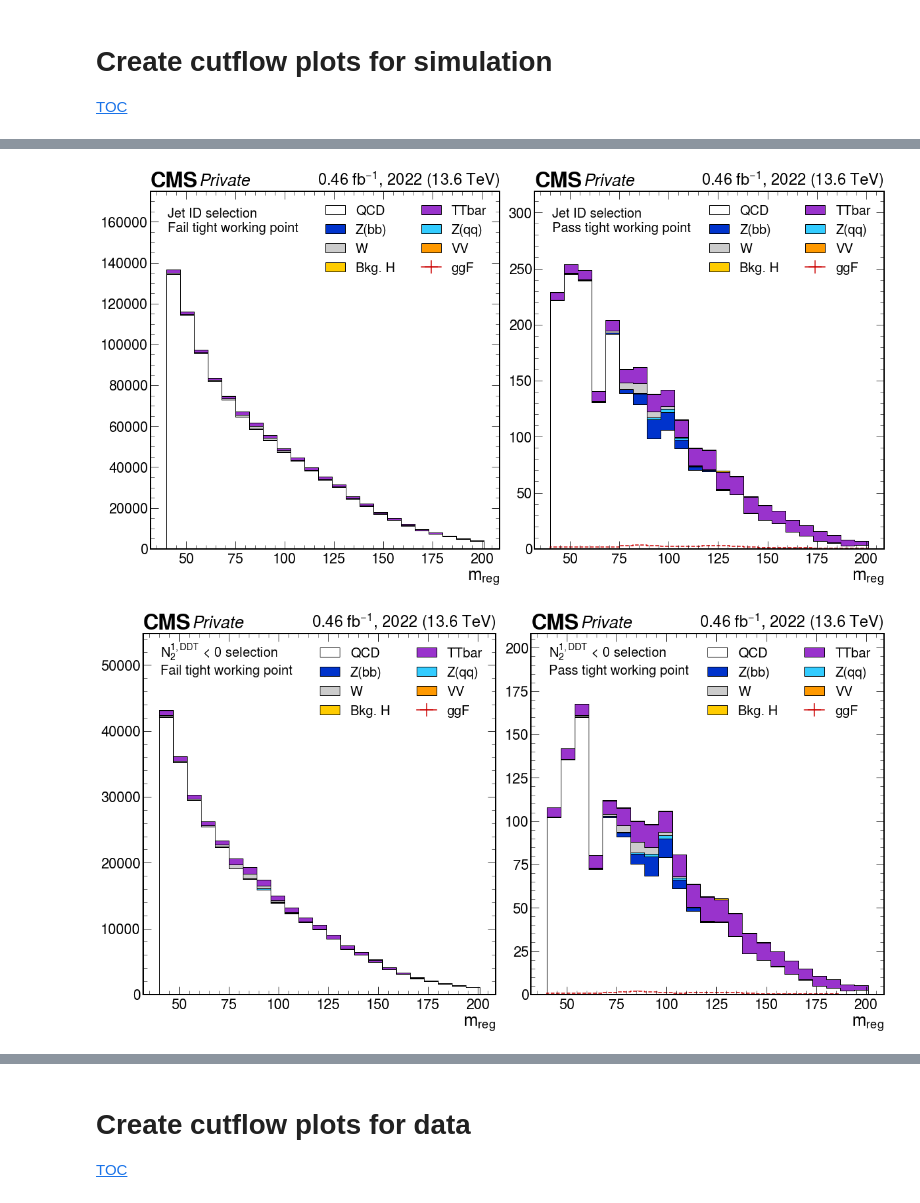
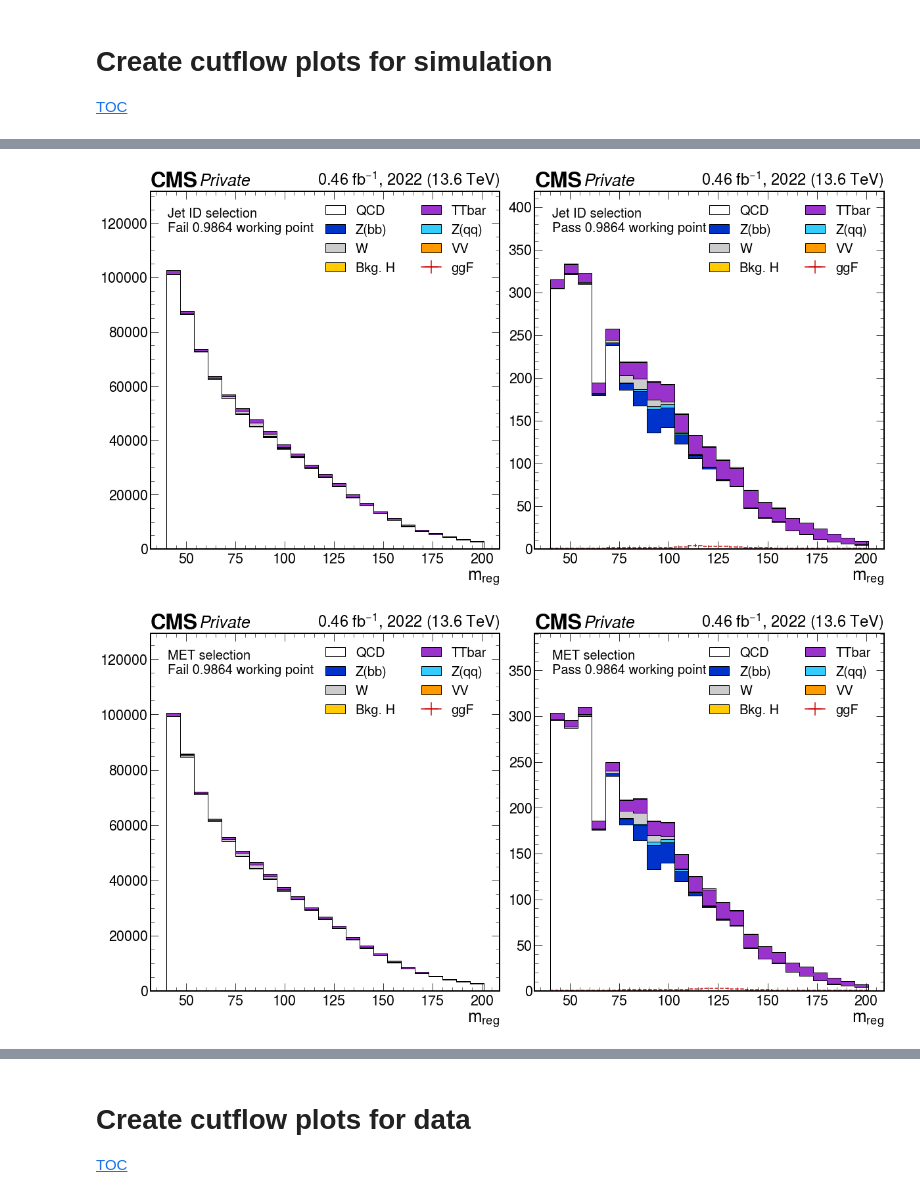
Before and after one commit to alintulu/Run3ScoutingHbb, a Jupyter notebook: notebooks/cutflow.ipynb, the cells around one changed output, grey strips where cells are left out. Drawn from its saved outputs; the diff is of its cells as text; code cells hidden in the pictures.

```diff
--- a/notebooks/cutflow.ipynb
+++ b/notebooks/cutflow.ipynb
@@ -402,15 +402,9 @@ colour = {
     "Bkg. H" : "#ffcc00",
 }
 
-wps = {
-    1 : "loose",
-    2 : "medium",
-    3 : "tight",
-}
+wp = 0.9864132
 
-wp = 3
-
-selections = ['Baseline','Trigger','Min. kin.', 'Jet ID', r'$N^{1,DDT}_2$ < 0','MET','No leptons']
+selections = ['Baseline','Trigger','Min. kin.', 'Jet ID','MET','No leptons']
 
 def get_sel(h, region, process, cut):
 
@@ -436,9 +430,9 @@ def get_sel(h, region, process, cut):
         h = h[{"genflav" : slice(0, len, sum)}]
 
     if "Pass" in region:
-        h = h[{"disc" : slice(wp, len, sum)}]
+        h = h[{"disc" : slice(hist.loc(wp), len, sum)}]
     else:
-        h = h[{"disc" : slice(0, wp, sum)}]
+        h = h[{"disc" : slice(0, hist.loc(wp), sum)}]
 
     if process == "data" and region == "Pass":
         for i in [12, 13, 14, 15]:
@@ -492,7 +486,7 @@ for i_sel, selection in enumerate(selections):
             flow="none",
         )
 
-        plt.text(0.05, 0.88, f"{selection} selection\n{region} {wps[wp]} working point",
+        plt.text(0.05, 0.88, f"{selection} selection\n{region} {wp:.4f} working point",
                     fontsize=20,
                     horizontalalignment='left',
                     verticalalignment='bottom',
@@ -521,2 +515,2 @@ for i_sel, selection in enumerate(selections):
-[figure, old version]
+[figure, new version]
-[figure, old version]
+[figure, new version]
```
Also changed, not shown: parts of 2 cells of this notebook, 18 other files.
